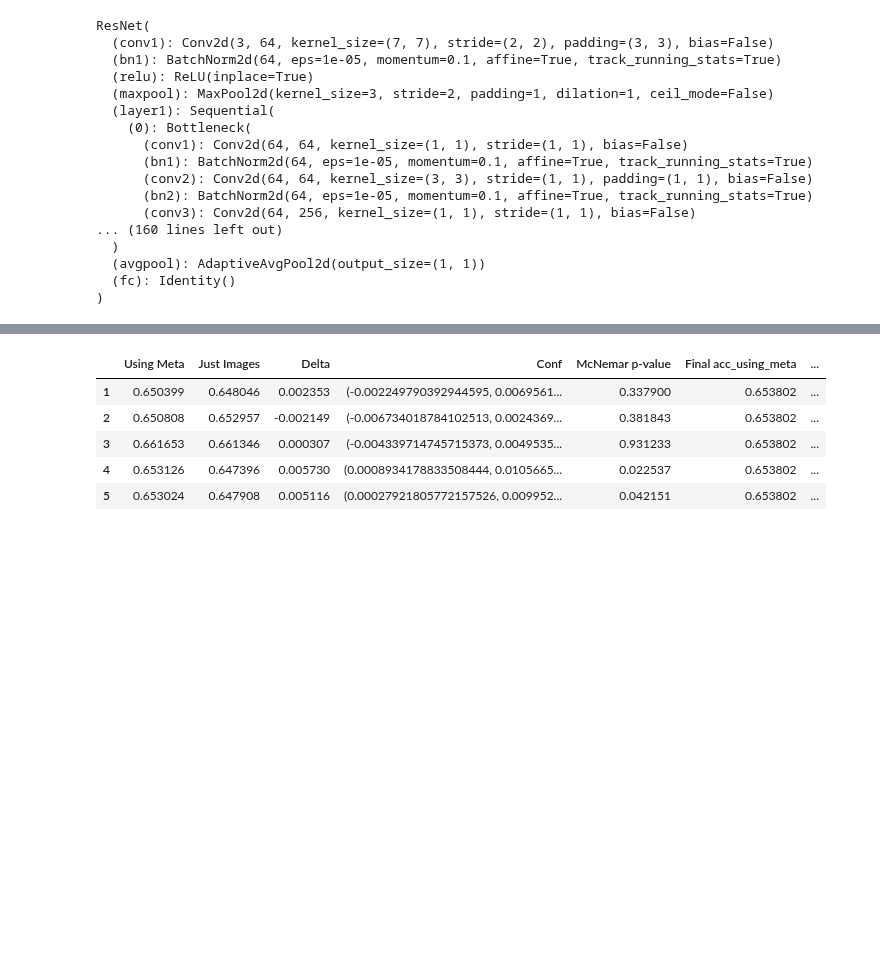
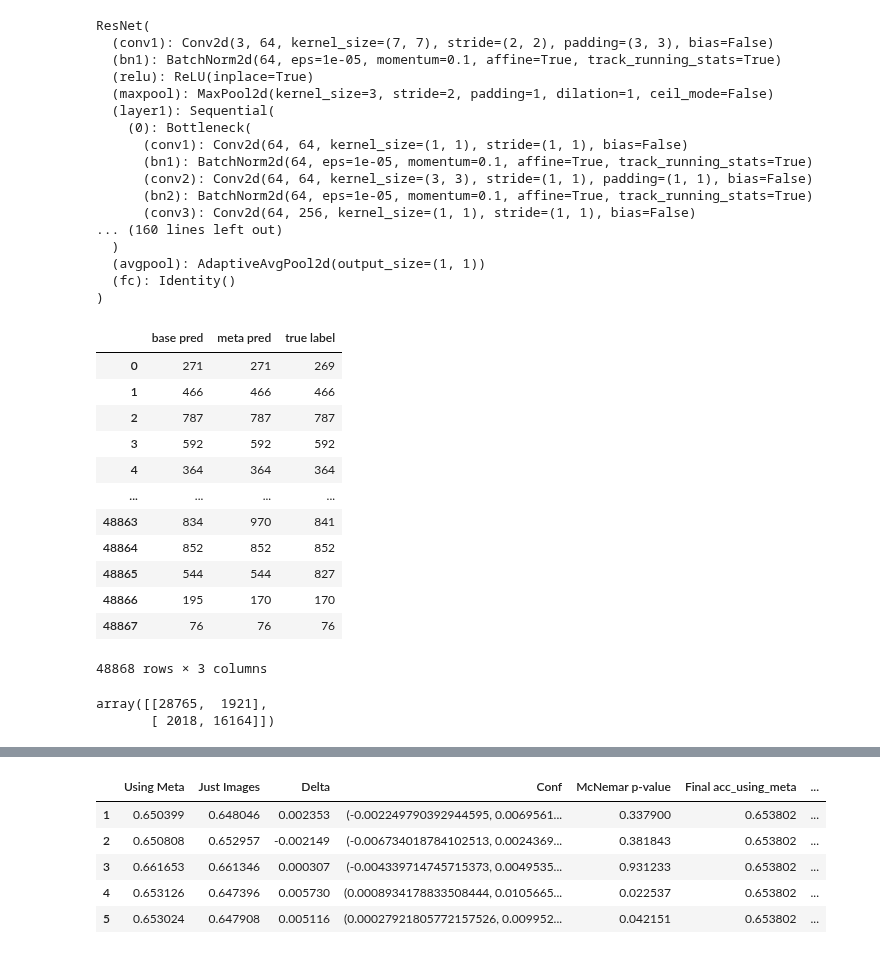
Before and after one commit to CarlAnSc/bachelor_project, a Jupyter notebook: src/models/get_embeddings.ipynb, the cells around one changed output, grey strips where cells are left out. Saved outputs shown, nothing was run; the diff lists cells and outputs as text; code cells hidden in the pictures; blank space fills up the shorter version.

```diff
--- a/src/models/get_embeddings.ipynb
+++ b/src/models/get_embeddings.ipynb
@@ -482,0 +521,17 @@ ResNet(
+# %%
+df_xgb = pd.read_csv('../../k-fold/dfxgb.csv', index_col=0)
+df_xgb
+# %% [output]
+|  | base pred | meta pred | true label |
+| 0 | 271 | 271 | 269 |
+| 1 | 466 | 466 | 466 |
+| 2 | 787 | 787 | 787 |
+| 3 | 592 | 592 | 592 |
+| 4 | 364 | 364 | 364 |
+| ... | ... | ... | ... |
+| 48863 | 834 | 970 | 841 |
+| 48864 | 852 | 852 | 852 |
+| 48865 | 544 | 544 | 827 |
+| 48866 | 195 | 170 | 170 |
+| 48867 | 76 | 76 | 76 |
+48868 rows × 3 columns
@@ -482,0 +544,5 @@ ResNet(
+# %%
+M_table_cumm
+# %% [output]
+array([[28765,  1921],
+       [ 2018, 16164]])
```
Also changed, not shown: parts of 20 cells of this notebook, 17 other files.
